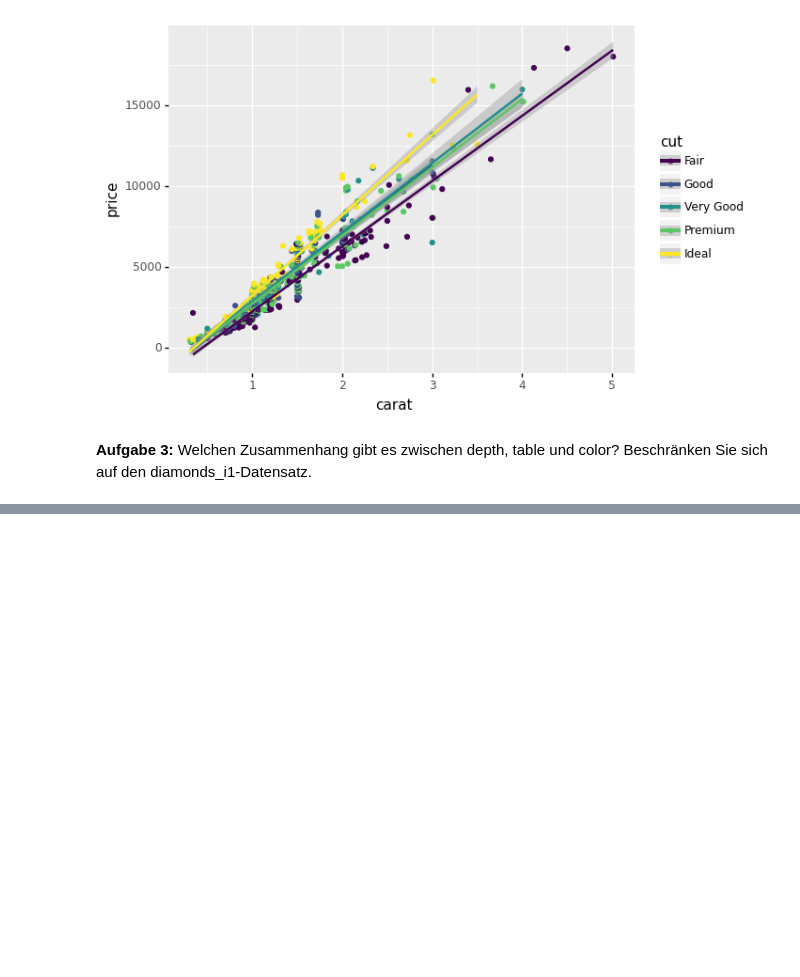
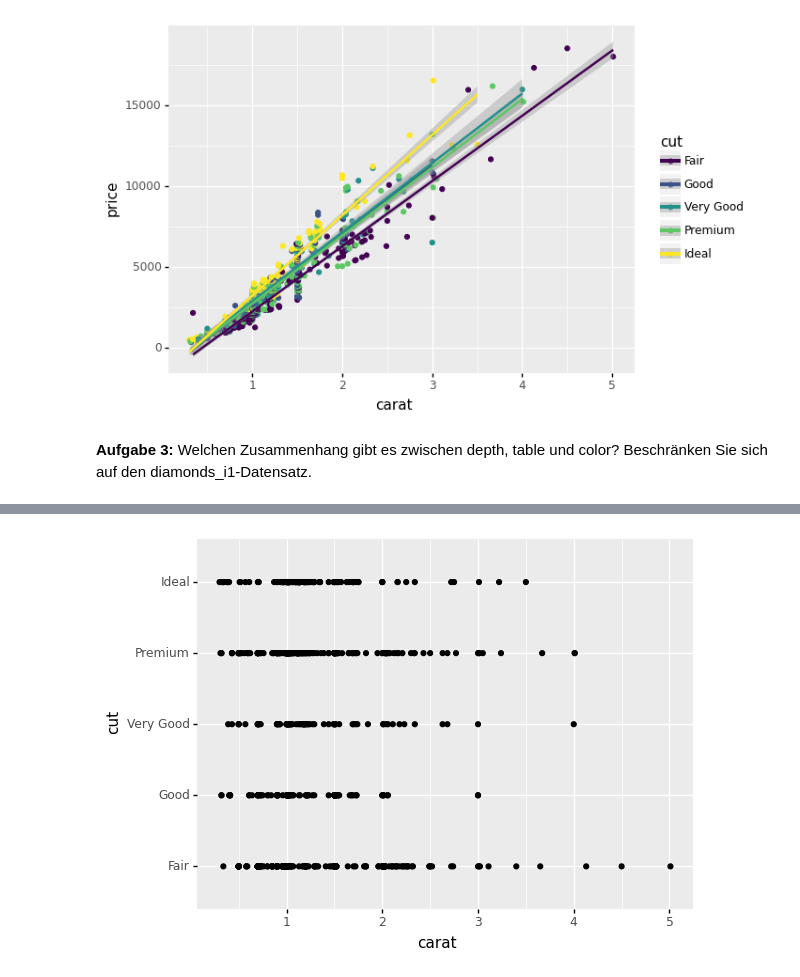
Before and after one commit to andreasstoll/2AM, a Jupyter notebook: ggplot.ipynb, the cells around one changed output, grey strips where cells are left out. Drawn from its saved outputs; the diff is of its cells as text; code cells hidden in the pictures; blank space fills up the shorter version.

```diff
--- a/ggplot.ipynb
+++ b/ggplot.ipynb
@@ -150,0 +174,6 @@ Beschränken Sie sich auf den diamonds_i1-Datensatz.
+# %%
+ggplot_objekt = ggplot(diamonds_i1,x="carat",y="cut")
+ggplot_objekt = ggplot_objekt+geom_point()
+print(ggplot_objekt)
+# %% [output]
+[figure, added]
```
Also changed, not shown: parts of 19 cells of this notebook, 2 other files.
